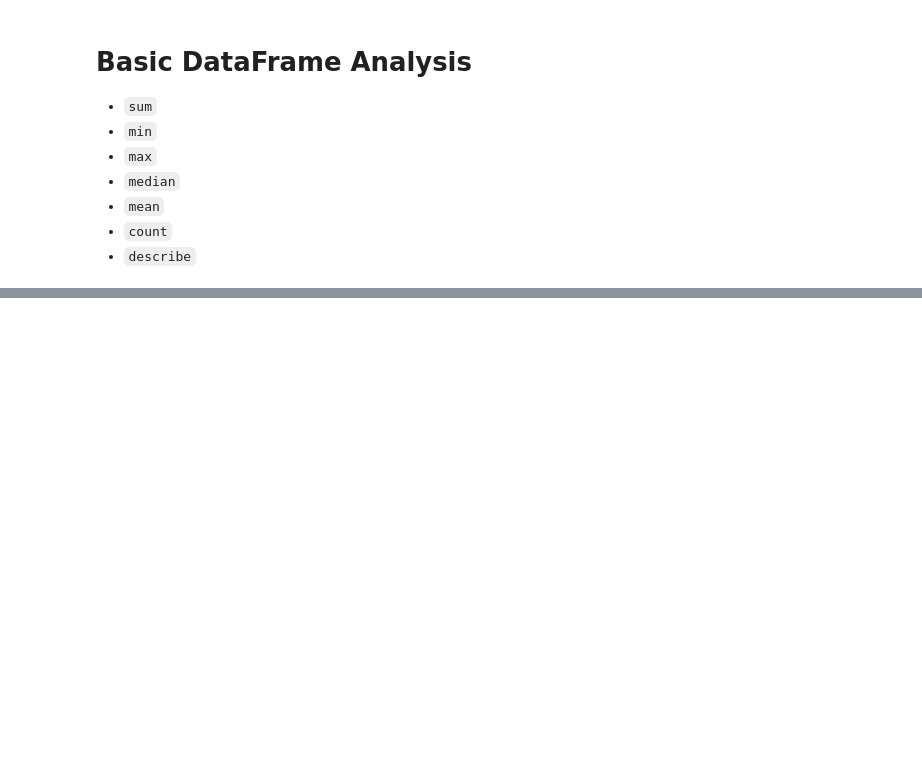
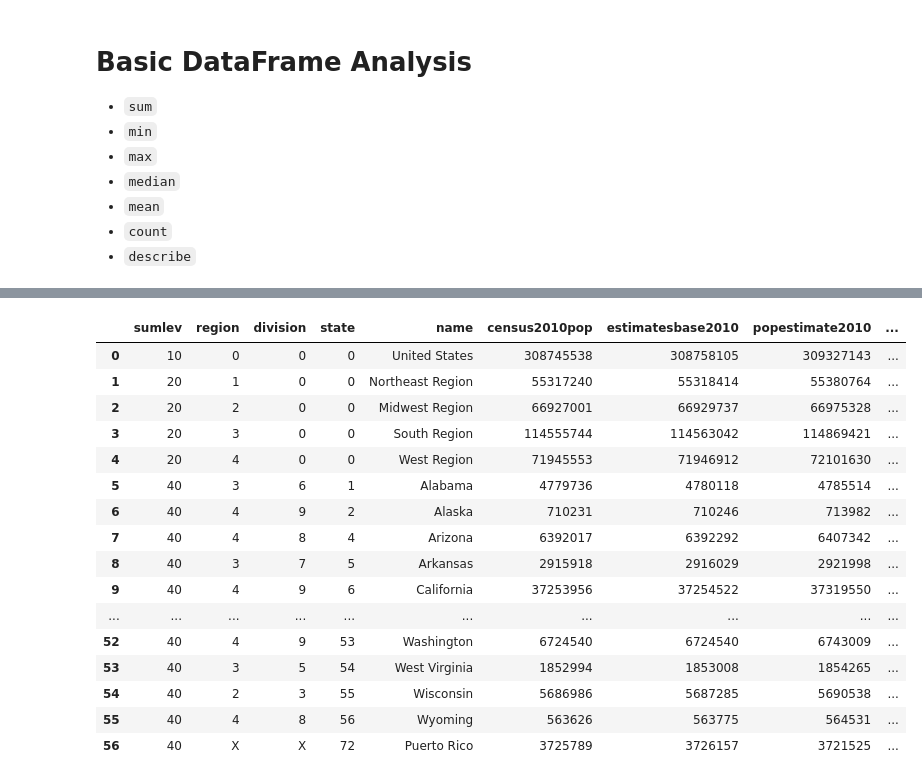
Before and after one commit to devmike-mjpstrategies/python_data_analysis, a Jupyter notebook: LESSONS/02_Basic_DataFrame_Analysis.ipynb, the cells around one changed output, grey strips where cells are left out. Cells and saved outputs as stored; diff of their text form; code cells hidden in the pictures; blank space fills up the shorter version.

Commit message:
Worked through Basic DataFrame Analysis Lesson

```diff
--- a/LESSONS/02_Basic_DataFrame_Analysis.ipynb
+++ b/LESSONS/02_Basic_DataFrame_Analysis.ipynb
@@ -32,6 +109,24 @@ titanic.sum(numeric_only=True)
 # %%
 names = ['sumlev', 'region', 'division', 'state', 'name', 'census2010pop', 'estimatesbase2010', 'popestimate2010', 'popestimate2011', 'popestimate2012', 'popestimate2013', 'popestimate2014', 'popestimate2015', 'popestimate2016', 'popestimate2017', 'popestimate2018', 'popestimate2019', 'popestimate042020', 'popestimate2020']
-state_pops = pd.read_csv("data/nst-est2020.csv", names=names, header=0)
+state_pops = pd.read_csv("../DATA/nst-est2020.csv", names=names, header=0)
 state_pops
+# %% [output]
+|  | sumlev | region | division | state | name | census2010pop | estimatesbase2010 | popestimate2010 | ... |
+| 0 | 10 | 0 | 0 | 0 | United States | 308745538 | 308758105 | 309327143 | ... |
+| 1 | 20 | 1 | 0 | 0 | Northeast Region | 55317240 | 55318414 | 55380764 | ... |
+| 2 | 20 | 2 | 0 | 0 | Midwest Region | 66927001 | 66929737 | 66975328 | ... |
+| 3 | 20 | 3 | 0 | 0 | South Region | 114555744 | 114563042 | 114869421 | ... |
+| 4 | 20 | 4 | 0 | 0 | West Region | 71945553 | 71946912 | 72101630 | ... |
+| 5 | 40 | 3 | 6 | 1 | Alabama | 4779736 | 4780118 | 4785514 | ... |
+| 6 | 40 | 4 | 9 | 2 | Alaska | 710231 | 710246 | 713982 | ... |
+| 7 | 40 | 4 | 8 | 4 | Arizona | 6392017 | 6392292 | 6407342 | ... |
+| 8 | 40 | 3 | 7 | 5 | Arkansas | 2915918 | 2916029 | 2921998 | ... |
+| 9 | 40 | 4 | 9 | 6 | California | 37253956 | 37254522 | 37319550 | ... |
+| ... | ... | ... | ... | ... | ... | ... | ... | ... | ... |
+| 52 | 40 | 4 | 9 | 53 | Washington | 6724540 | 6724540 | 6743009 | ... |
+| 53 | 40 | 3 | 5 | 54 | West Virginia | 1852994 | 1853008 | 1854265 | ... |
+| 54 | 40 | 2 | 3 | 55 | Wisconsin | 5686986 | 5687285 | 5690538 | ... |
+| 55 | 40 | 4 | 8 | 56 | Wyoming | 563626 | 563775 | 564531 | ... |
+| 56 | 40 | X | X | 72 | Puerto Rico | 3725789 | 3726157 | 3721525 | ... |
 # %%
 state_pops.tail(52).head(51).sum(numeric_only=True)
```
Also changed, not shown: parts of 35 cells of this notebook.
